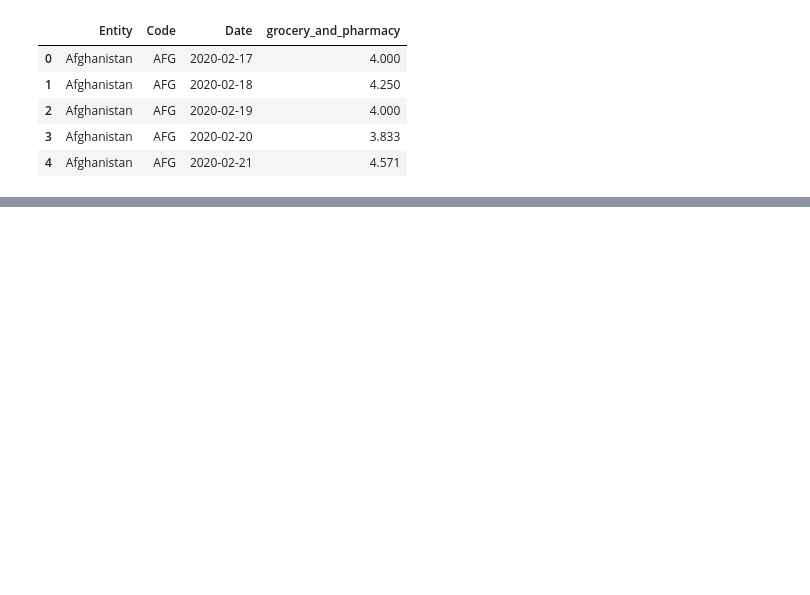
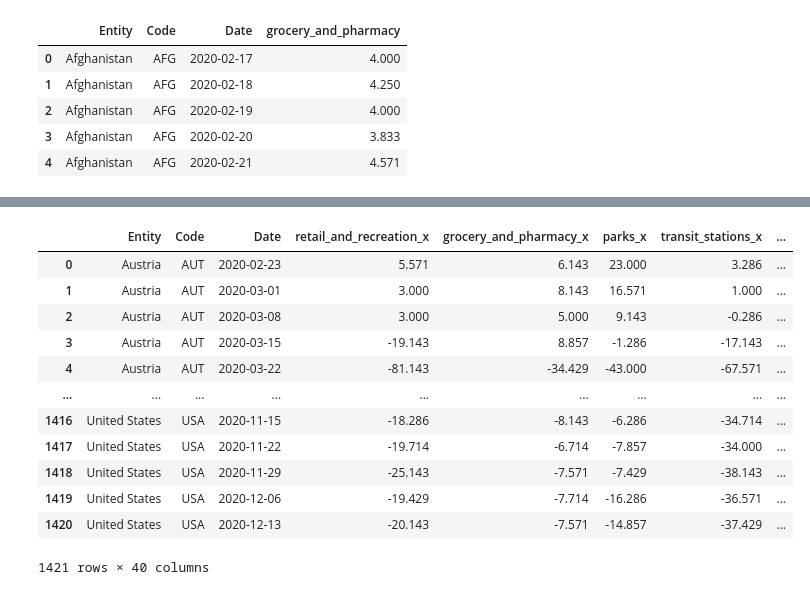
Before and after one commit to lucasbotellaroca/Covid-19_Reproduction_Rate_Estimator, a Jupyter notebook: data-cleaning.ipynb, the cells around one changed output, grey strips where cells are left out. Cells and saved outputs as stored; diff of their text form; code cells hidden in the pictures; blank space fills up the shorter version.

```diff
--- a/data-cleaning.ipynb
+++ b/data-cleaning.ipynb
@@ -29,0 +99,29 @@ Your browser has been opened to visit:
+# %%
+import glob
+
+files = []
+
+for filepath in glob.iglob('/Users/lucas_botella/Desktop/TFM/data/*.csv'):
+
+    files.append(filepath)
+
+for i in range(len(files)):
+
+    df_aux = pd.read_csv(files[i])
+    df_merge=df_merge.merge(df_aux, left_on = ['Entity','Code', 'Date'], right_on = ['Entity','Code', 'Date'])
+# %%
+df_merge
+# %% [output]
+|  | Entity | Code | Date | retail_and_recreation_x | grocery_and_pharmacy_x | parks_x | transit_stations_x | ... |
+| 0 | Austria | AUT | 2020-02-23 | 5.571 | 6.143 | 23.000 | 3.286 | ... |
+| 1 | Austria | AUT | 2020-03-01 | 3.000 | 8.143 | 16.571 | 1.000 | ... |
+| 2 | Austria | AUT | 2020-03-08 | 3.000 | 5.000 | 9.143 | -0.286 | ... |
+| 3 | Austria | AUT | 2020-03-15 | -19.143 | 8.857 | -1.286 | -17.143 | ... |
+| 4 | Austria | AUT | 2020-03-22 | -81.143 | -34.429 | -43.000 | -67.571 | ... |
+| ... | ... | ... | ... | ... | ... | ... | ... | ... |
+| 1416 | United States | USA | 2020-11-15 | -18.286 | -8.143 | -6.286 | -34.714 | ... |
+| 1417 | United States | USA | 2020-11-22 | -19.714 | -6.714 | -7.857 | -34.000 | ... |
+| 1418 | United States | USA | 2020-11-29 | -25.143 | -7.571 | -7.429 | -38.143 | ... |
+| 1419 | United States | USA | 2020-12-06 | -19.429 | -7.714 | -16.286 | -36.571 | ... |
+| 1420 | United States | USA | 2020-12-13 | -20.143 | -7.571 | -14.857 | -37.429 | ... |
+1421 rows × 40 columns
```
Also changed, not shown: parts of 8 cells of this notebook.
